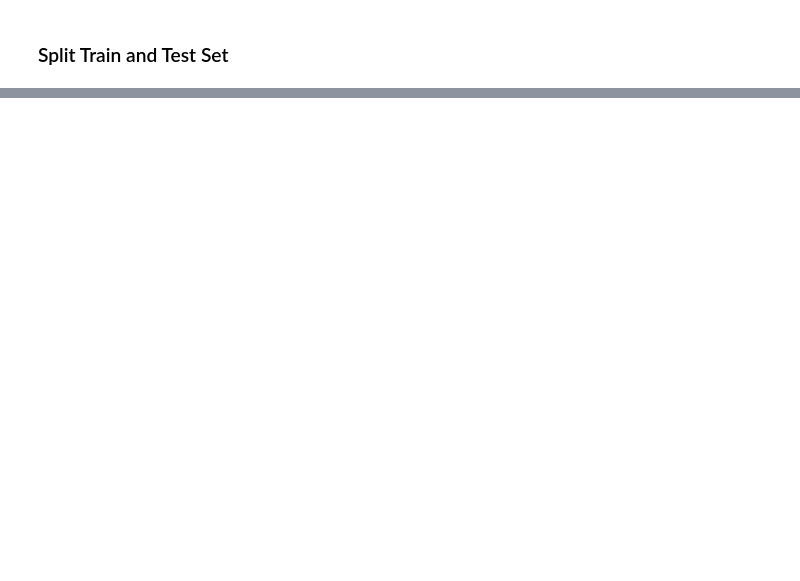
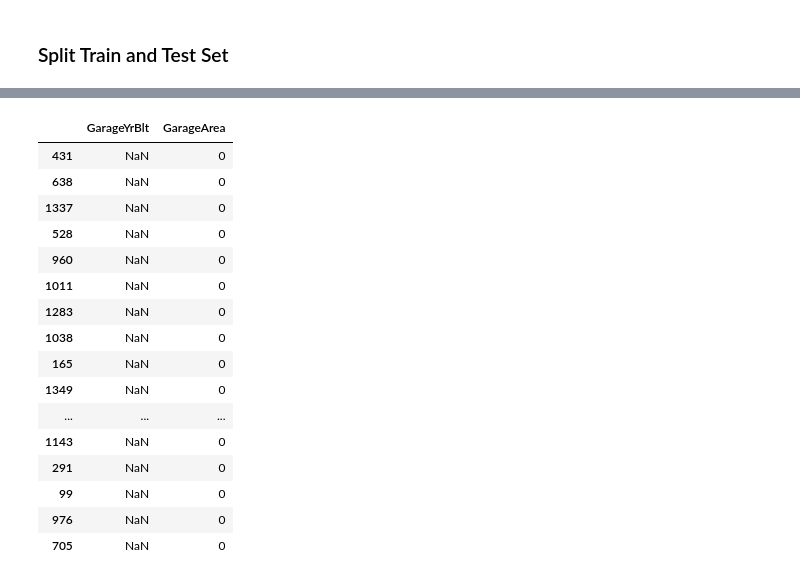
Before and after one commit to LewisClements21/house-pricing, a Jupyter notebook: jupyter_notebooks/02 - DataCleaning.ipynb, the cells around one changed output, grey strips where cells are left out. Saved outputs shown, nothing was run; the diff lists cells and outputs as text; code cells hidden in the pictures; blank space fills up the shorter version.

```diff
--- a/jupyter_notebooks/02 - DataCleaning.ipynb
+++ b/jupyter_notebooks/02 - DataCleaning.ipynb
@@ -247,0 +378,20 @@ TrainSet, TestSet = imputer.transform(TrainSet) , imputer.transform(TestSet)
+# %%
+TrainSet[(TrainSet['GarageArea'] ==0)][['GarageYrBlt', 'GarageArea']]
+# %% [output]
+|  | GarageYrBlt | GarageArea |
+| 431 | NaN | 0 |
+| 638 | NaN | 0 |
+| 1337 | NaN | 0 |
+| 528 | NaN | 0 |
+| 960 | NaN | 0 |
+| 1011 | NaN | 0 |
+| 1283 | NaN | 0 |
+| 1038 | NaN | 0 |
+| 165 | NaN | 0 |
+| 1349 | NaN | 0 |
+| ... | ... | ... |
+| 1143 | NaN | 0 |
+| 291 | NaN | 0 |
+| 99 | NaN | 0 |
+| 976 | NaN | 0 |
+| 705 | NaN | 0 |
```
Also changed, not shown: parts of 65 cells of this notebook, 4 other files.
